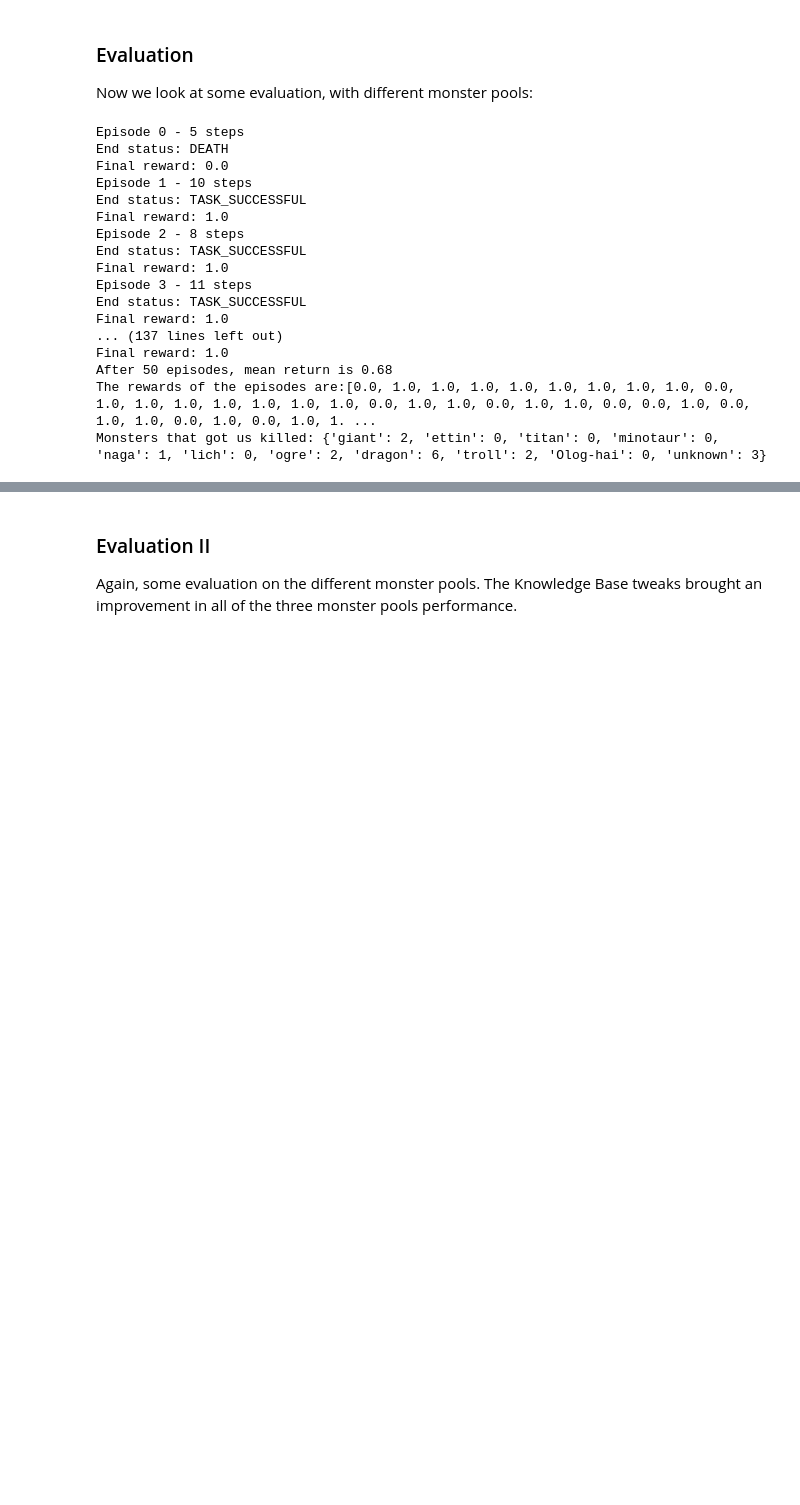
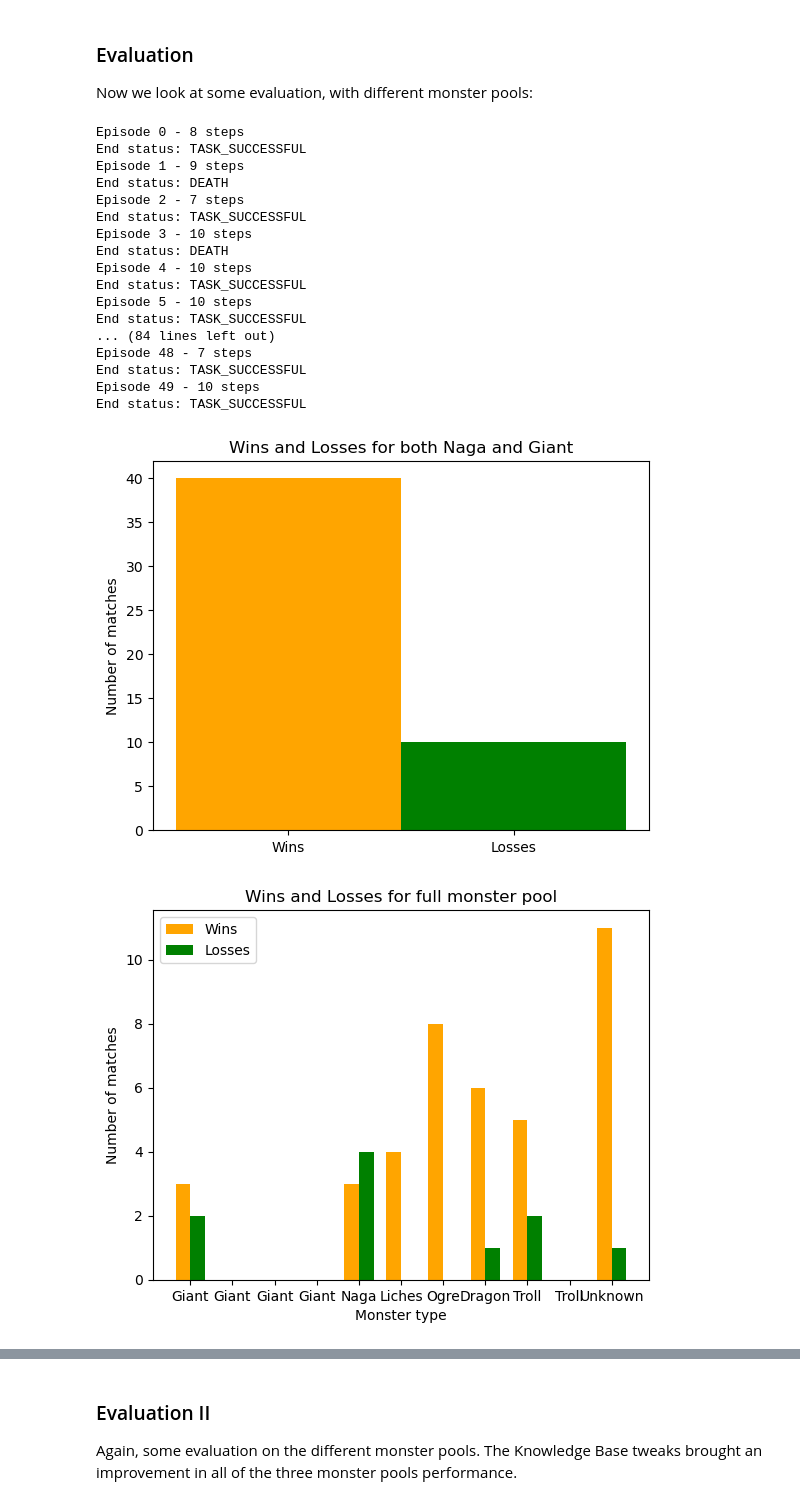
Before and after one commit to Nsivaa/AIF, a Jupyter notebook: kb_feature.ipynb, the cells around one changed output, grey strips where cells are left out. Saved outputs shown, nothing was run; the diff lists cells and outputs as text; code cells hidden in the pictures; blank space fills up the shorter version.

Commit message:
added plots for kb

```diff
--- a/kb_feature.ipynb
+++ b/kb_feature.ipynb
@@ -46,13 +46,27 @@ from graphics_utils import *
 
 labels = {
     "N": 'Naga',
-    "H": 'Gigant',
+    "H": 'Giant',
     "L": 'Liches',
     "O": 'Ogre',
     "T": 'Troll',
     "D": 'Dragon',
     None: 'Unknown',
 }
+
+kb_labels = {
+    "naga": 'Naga',
+    "giant": 'Giant',
+    "lich": 'Liches',
+    "ogre": 'Ogre',
+    "troll": 'Troll',
+    "dragon": 'Dragon',
+    'unknown': 'Unknown',
+    "ettin": 'Giant',
+    "titan": 'Giant',
+    "minotaur":'Giant',
+    "Olog-hai":'Troll'
+}
 # %% [markdown]
 ### Basic Movements
 
@@ -90,28 +103,35 @@ evaluate(num_ep = 3, max_steps = 30, kb_path = 'kbs/looping_kb.pl', env = ENV, s
 ### Evaluation
 Now we look at some evaluation, with different monster pools:
 # %%
+NUM_EP = 50
+
 ENV = gym.make("MiniHack-HideNSeek-Mapped-v0",
               observation_keys=('screen_descriptions','message','pixel','blstats'))
-evaluate(num_ep = 500, max_steps = 30, kb_path = 'kbs/looping_kb.pl', env = ENV, speed = "fast", show = False)
+monsterWins1Full, monsterLosses1Full, wins1Full = evaluate(num_ep = NUM_EP, max_steps = 30, kb_path = 'kbs/looping_kb.pl', env = ENV, speed = "fast", show = False)
 
-#ADD GRAPH
-#REMOVE IMPOSSIBLE TO PERFORM ANY ACTION
+losses1Full = NUM_EP - wins1Full
+
+plot([wins1Full, losses1Full], "1", 1, ["Wins", "Losses"], "Number of matches", "Wins and Losses for both Naga and Giant")
+
+plot(monsterWins1Full, "3", 0.35, kb_labels, "Number of matches", "Wins and Losses for full monster pool", monsterLosses1Full, "Monster type")
 # %% [output]
-Episode 0 - 5 steps
+Episode 0 - 8 steps
+End status: TASK_SUCCESSFUL
+Episode 1 - 9 steps
 End status: DEATH
-Final reward: 0.0
-Episode 1 - 10 steps
+Episode 2 - 7 steps
 End status: TASK_SUCCESSFUL
-Final reward: 1.0
-Episode 2 - 8 steps
+Episode 3 - 10 steps
+End status: DEATH
+Episode 4 - 10 steps
 End status: TASK_SUCCESSFUL
-Final reward: 1.0
-Episode 3 - 11 steps
+Episode 5 - 10 steps
 End status: TASK_SUCCESSFUL
-Final reward: 1.0
-... (137 lines left out)
-Final reward: 1.0
-After 50 episodes, mean return is 0.68
-The rewards of the episodes are:[0.0, 1.0, 1.0, 1.0, 1.0, 1.0, 1.0, 1.0, 1.0, 0.0, 1.0, 1.0, 1.0, 1.0, 1.0, 1.0, 1.0, 0.0, 1.0, 1.0, 0.0, 1.0, 1.0, 0.0, 0.0, 1.0, 0.0, 1.0, 1.0, 0.0, 1.0, 0.0, 1.0, 1. ...
-Monsters that got us killed: {'giant': 2, 'ettin': 0, 'titan': 0, 'minotaur': 0, 'naga': 1, 'lich': 0, 'ogre': 2, 'dragon': 6, 'troll': 2, 'Olog-hai': 0, 'unknown': 3}
+... (84 lines left out)
+Episode 48 - 7 steps
+End status: TASK_SUCCESSFUL
+Episode 49 - 10 steps
+End status: TASK_SUCCESSFUL
+[figure, added]
+[figure, added]
 # %%
```
Also changed, not shown: parts of 9 cells of this notebook, 3 other files.
